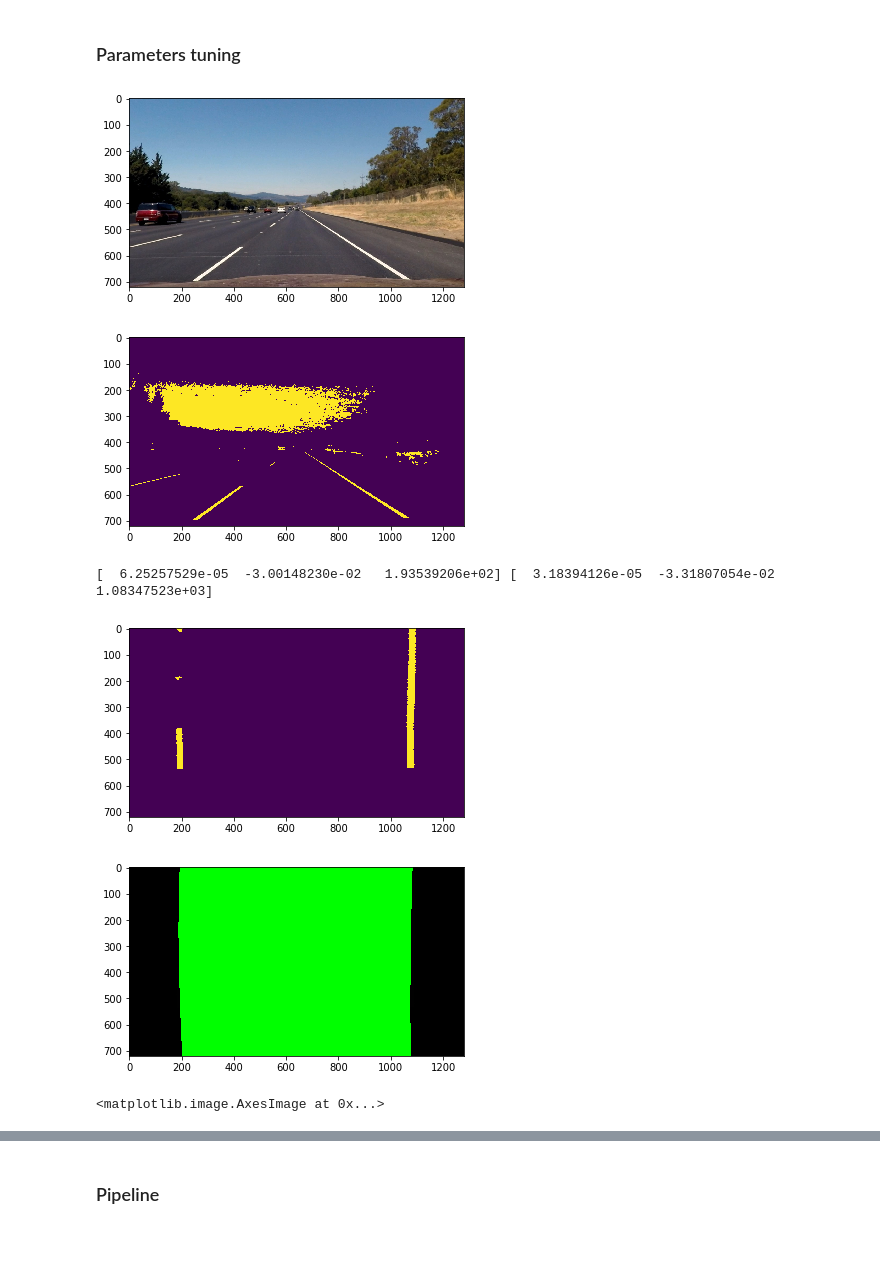
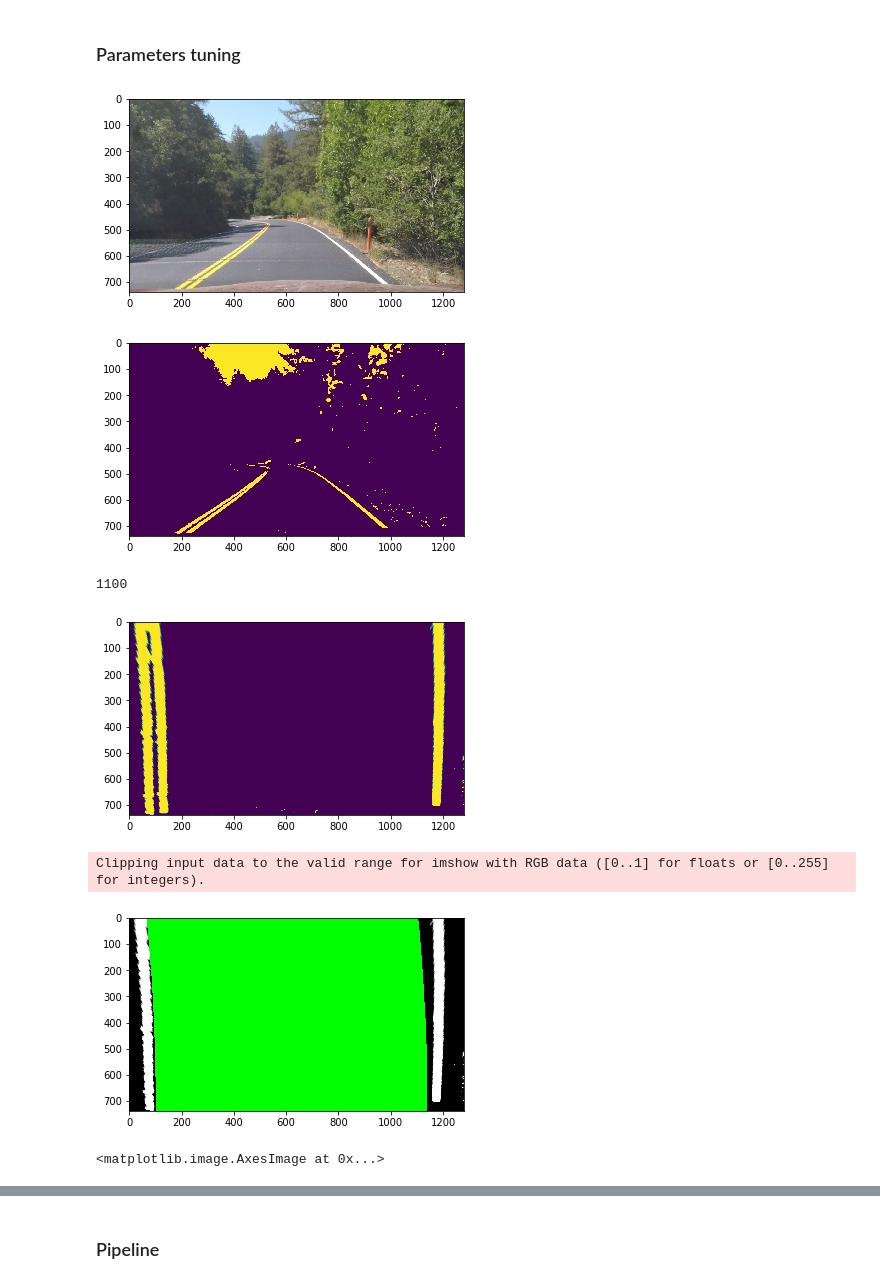
Before and after one commit to mmarouen/CarND-Advanced-Lane-Lines-master, a Jupyter notebook: P2.ipynb, the cells around one changed output, grey strips where cells are left out. Saved outputs shown, nothing was run; the diff lists cells and outputs as text; code cells hidden in the pictures; blank space fills up the shorter version.

```diff
--- a/P2.ipynb
+++ b/P2.ipynb
@@ -270,14 +318,26 @@ def weighted_img(img, initial_img, α=0.8, β=0.7, γ=0):
+# %%
+### Source points: reference points coordinates
+srcpt_project=np.float32([[555,480],[733,480],[1020,660],[300,660]])
+srcpt_challenge=np.float32([[568,523],[756,523],[978,694],[328,694]])
+srcpt_hard=np.float32([[452,560],[800,560],[947,678],[274,678]])
+### Road widths in pixels in the projected image
+road_width_project=np.float64(1037)
+road_width_challenge=np.float64(1048)
+road_width_hard=np.float64(1100)
 # %% [markdown]
 ### Tracker class
 # %%
 # Define a class to receive the characteristics of each line detection
 class Line():
     def __init__(self):
-        self.detected = False
+        self.init=True
         self.leftFit = [] # x values of the previous left lane
         self.rightFit = [] # x values of the previous right lane
-        self.roadCurve= 100
-        self.roadWidth=10
+        self.roadCurve= np.float64(800) #road curvature in meters
+        self.roadWidth=road_width_project #road width in pixels in the projected image
+        self.drift=0 #car position w.r.t center
+        self.recentLefts=[] #list of recent left fits
+        self.recentRights=[] #list of recent right fits
 # %% [markdown]
 ### Pipeline function
 # %%
@@ -334,48 +402,48 @@ def image_pipeline(img):
 # %%
 %matplotlib inline
 tracker=Line()
-imname='test_images/straight_lines2.jpg'
+imname='test_images/harder_video0.jpg'
 image = mpimg.imread(imname)
+
 undst_im = cv2.undistort(image, mtx, dist, None, mtx)
 plt.imshow(undst_im)
 plt.show()
-tracker=Line()
-# lab = cv2.cvtColor(yellow, cv2.COLOR_RGB2Lab)
 
-sthd=(70,150)
+sthd=(120,150)
 lthd=(200,255)
 bthd=(200,255)
-
-# cx_image0 = create_binary(undst_im,lthd,bthd,(254,255)) #without S_channel
-# plt.imshow(cx_image0)
-plt.show()
 cx_image = create_binary(undst_im,lthd,bthd,sthd)
 plt.imshow(cx_image)
 plt.show()
 
-#blurred=gaussian_blur(cx_image,1)
+blurred=gaussian_blur(cx_image,3)
 #plt.show()
 #plt.imshow(blurred)
+srcpt=srcpt_project
 
-srcpt=np.float32([[506,515],[790,515],[1037,672],[290,672]]) # boundary from straight line 2
-ww,mm,mminv=transform_perspective(cx_image,srcpt,200)
+ratio=image.shape[1]/(srcpt[2][0]-srcpt[3][0])
+smooth=False
+ww,mm,mminv=transform_perspective(cx_image,srcpt,100)
 plt.show()
 plt.imshow(ww)
-leftx,lefty,rightx,righty,left_found,right_found=find_lane_lines(ww,3,150,40)
-out_i=fit_lane_lines(ww,leftx,lefty,rightx,righty,left_found,right_found)
+leftx,lefty,rightx,righty,left_found,right_found=find_lane_lines(ww,9,150,100)
+
+out_i=fit_lane_lines(ww,leftx,lefty,rightx,righty,left_found,right_found,ratio,smooth)
 plt.show()
 plt.imshow(out_i)
 unw=cv2.warpPerspective(out_i, mminv, (image.shape[1],image.shape[0]))
 plt.show()
 #plt.imshow(unw)
 
 rer=weighted_img(np.uint8(unw),image)
+
 plt.show()
 plt.imshow(rer)
 # %% [output]
-[figure, old version]
+[figure, new version]
-[figure, old version]
+[figure, new version]
-[  6.25257529e-05  -3.00148230e-02   1.93539206e+02] [  3.18394126e-05  -3.31807054e-02   1.08347523e+03]
+1100
-[figure, old version]
+[figure, new version]
+Clipping input data to the valid range for imshow with RGB data ([0..1] for floats or [0..255] for integers).
-[figure, old version]
+[figure, new version]
-<matplotlib.image.AxesImage at 0x...>
+<matplotlib.image.AxesImage at 0x...>
```
Also changed, not shown: parts of 9 cells of this notebook.
